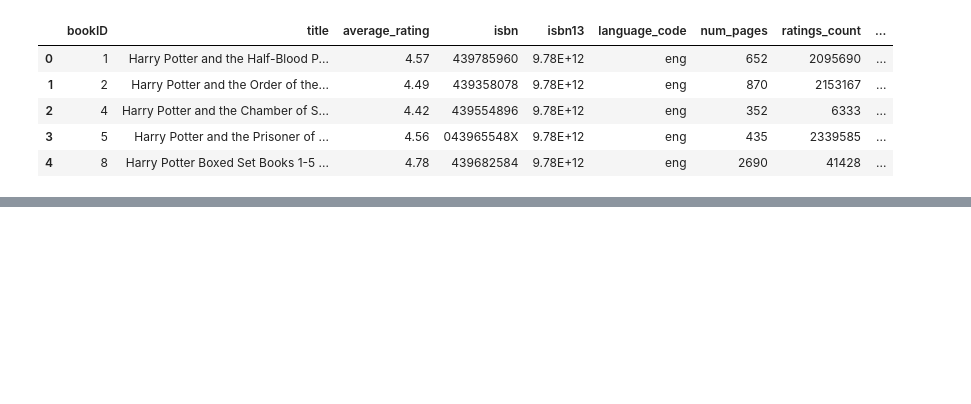
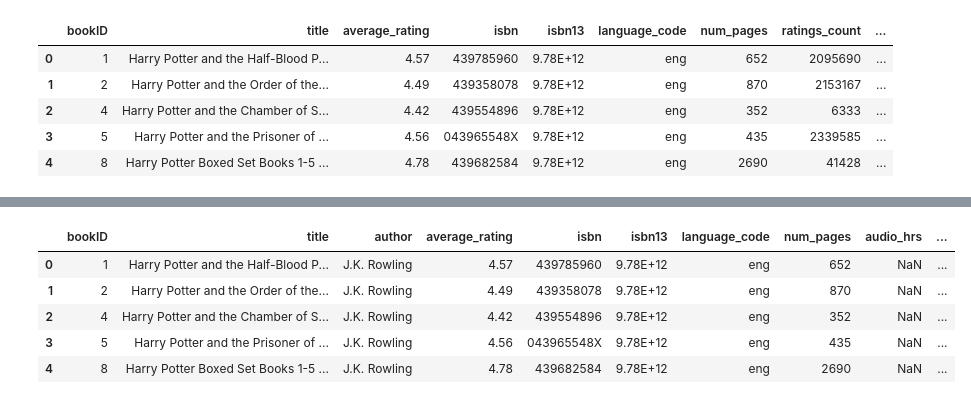
Before and after one commit to jfrankbryant/data-science-blog-post, a Jupyter notebook: DataScienceBlogPost_Books.ipynb, the cells around one changed output, grey strips where cells are left out. Saved outputs shown, nothing was run; the diff lists cells and outputs as text; code cells hidden in the pictures; blank space fills up the shorter version.

```diff
--- a/DataScienceBlogPost_Books.ipynb
+++ b/DataScienceBlogPost_Books.ipynb
@@ -261,2 +398,17 @@ Name: author, Length: 4219, dtype: int64
+# %%
+#drop rows for data in df_audiobook
+goodread_audiobook_df = goodread_df.drop(audiobook_index_list, axis=0)
+# %%
+#append updated df_audiobook to goodread_audiobook_df and reorganize columns
+goodread_audiobook_df = goodread_audiobook_df.append(df_audiobook)
+goodread_audiobook_df = goodread_audiobook_df[col_names]
+goodread_audiobook_df.head()
+# %% [output]
+|  | bookID | title | author | average_rating | isbn | isbn13 | language_code | num_pages | audio_hrs | ... |
+| 0 | 1 | Harry Potter and the Half-Blood P... | J.K. Rowling | 4.57 | 439785960 | 9.78E+12 | eng | 652 | NaN | ... |
+| 1 | 2 | Harry Potter and the Order of the... | J.K. Rowling | 4.49 | 439358078 | 9.78E+12 | eng | 870 | NaN | ... |
+| 2 | 4 | Harry Potter and the Chamber of S... | J.K. Rowling | 4.42 | 439554896 | 9.78E+12 | eng | 352 | NaN | ... |
+| 3 | 5 | Harry Potter and the Prisoner of ... | J.K. Rowling | 4.56 | 043965548X | 9.78E+12 | eng | 435 | NaN | ... |
+| 4 | 8 | Harry Potter Boxed Set Books 1-5 ... | J.K. Rowling | 4.78 | 439682584 | 9.78E+12 | eng | 2690 | NaN | ... |
 # %%
 #add columns for
```
Also changed, not shown: parts of 22 cells of this notebook.
